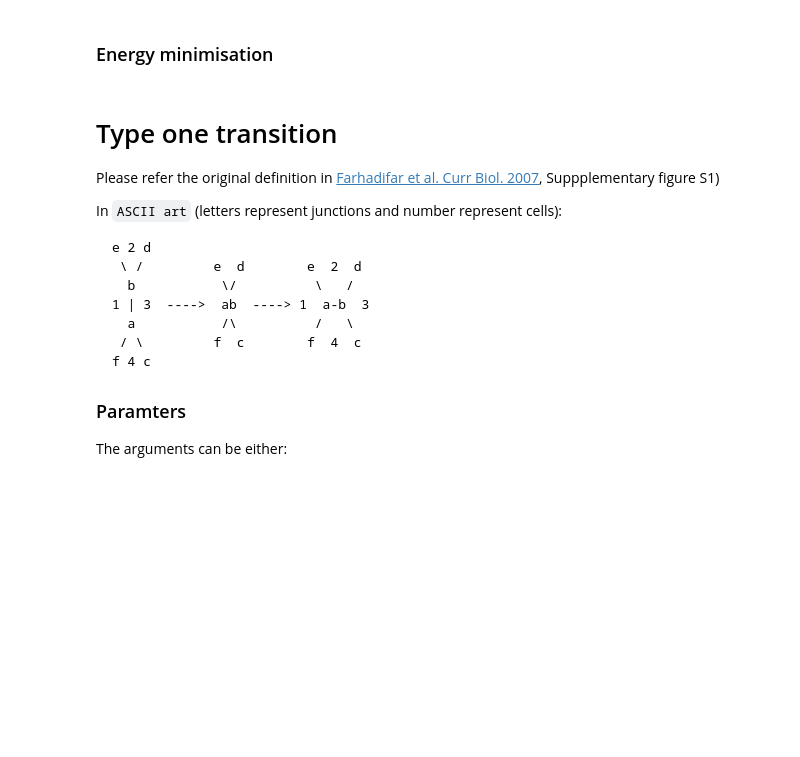
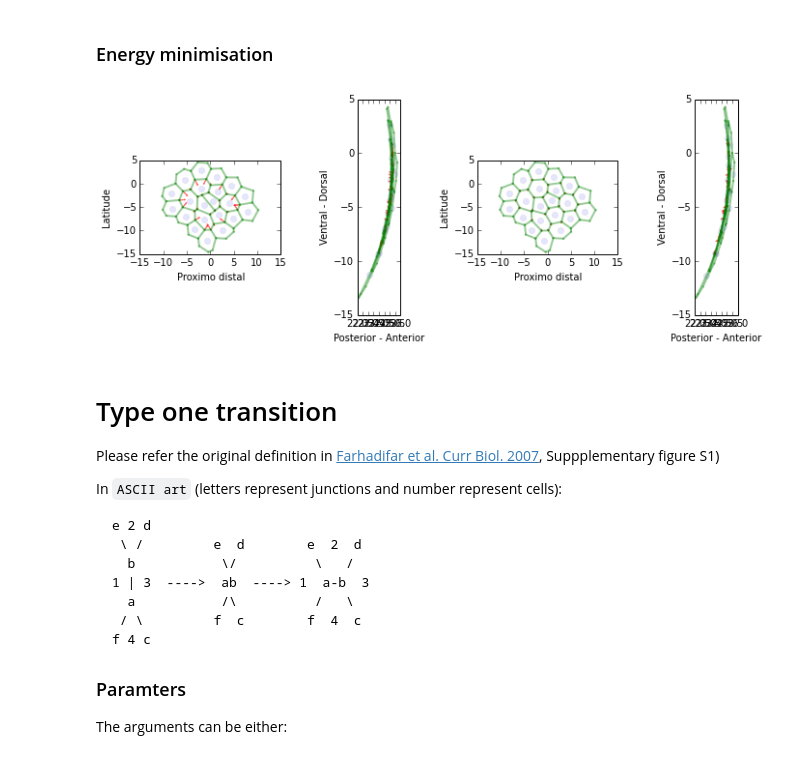
Before and after one commit to glyg/leg-joint, a Jupyter notebook: notebooks/3 - Cell division and type 1 transition.ipynb, the cells around one changed output. Saved outputs shown, nothing was run; the diff lists cells and outputs as text; code cells hidden in the pictures; blank space fills up the shorter version.

```diff
--- a/notebooks/3 - Cell division and type 1 transition.ipynb
+++ b/notebooks/3 - Cell division and type 1 transition.ipynb
@@ -170,8 +91,10 @@ Cell 1519 is born
 # %%
 eptm.isotropic_relax()
 
-pos0, pos1 = local_optimum(eptm)
+pos0, pos1 = show_optimisation(eptm)
 eptm.isotropic_relax()
+# %% [output]
+[figure, added]
 # %% [markdown]
 # Type one transition
 
```
Also changed, not shown: parts of 40 cells of this notebook, 12 other files.
